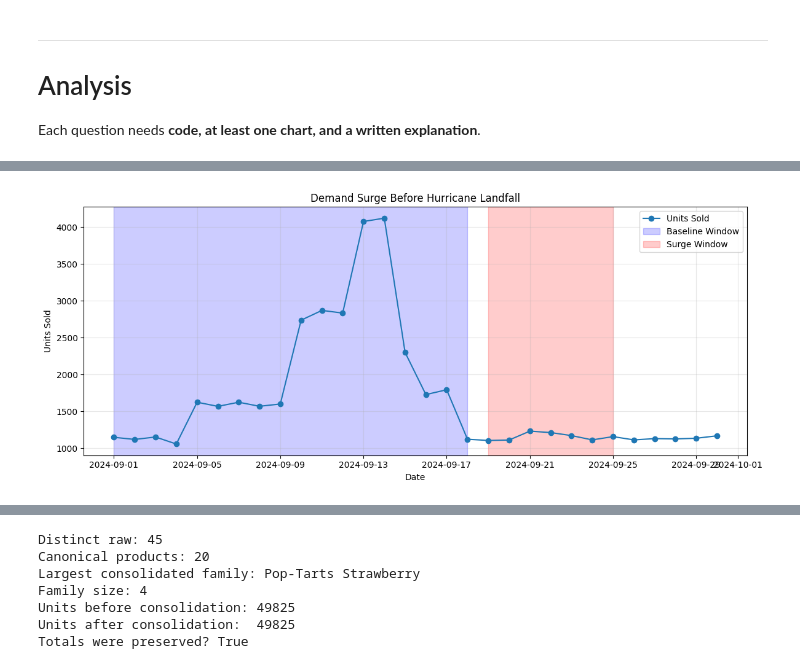
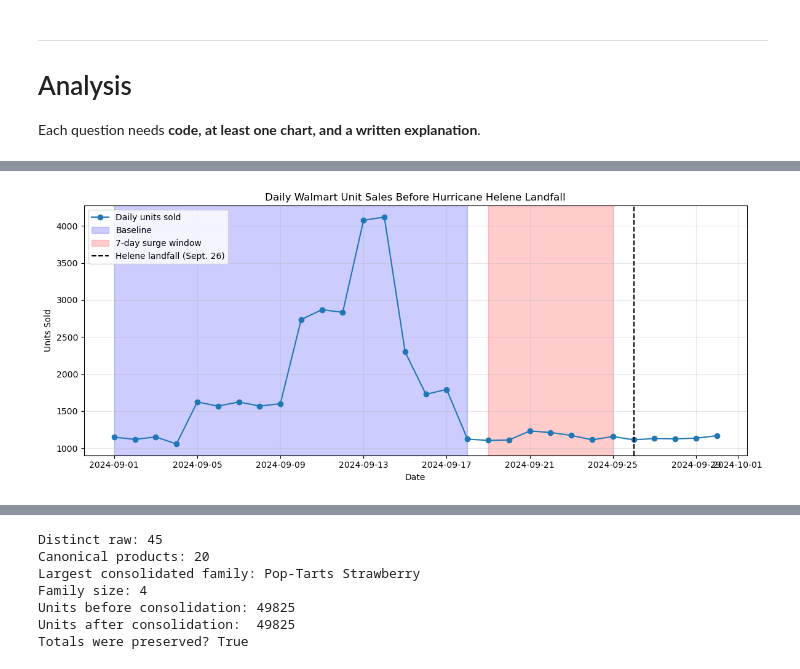
Before and after one commit to amulyasundaresan/Midterm-1, a Jupyter notebook: Notebooks/midterm_combined_notebook_1.ipynb, the cells around one changed output, grey strips where cells are left out. Cells and saved outputs as stored; diff of their text form; code cells hidden in the pictures.

Commit message:
review and revise Q1 & Q2 answers/create charts, code, and explanations

```diff
--- a/Notebooks/midterm_combined_notebook_1.ipynb
+++ b/Notebooks/midterm_combined_notebook_1.ipynb
@@ -902,10 +901,11 @@ Then: units by category per window, percent increase, top 5, line chart of daily
 # %%
 # TODO: the numbers
 #Our baseline window are all the days in September before our surge, giving an accurate view of normal numbers for that time of year
+landfall_date = pd.Timestamp('2024-09-26')
 baseline_start = pd.Timestamp('2024-09-01')
 baseline_end = pd.Timestamp ('2024-09-18')
 
-#Our surge window is one week before the hurricane hit on the 24th
+#Our surge window is one week before the hurricane hit on the 26th
 surge_start = pd.Timestamp('2024-09-19')
 surge_end = pd.Timestamp('2024-09-25')
 
@@ -917,6 +917,7 @@ surge_avg = surge['units'].mean()
 
 multiple = surge_avg / baseline_avg
 
+print(f'Hurricane Helene landfall: {landfall_date.date()}')
 print(f'Baseline window: {baseline_start} to {baseline_end}')
 print(f'Surge window: {surge_start} to {surge_end}')
 print(f'Baseline average: {baseline_avg:.2f}')
@@ -931,19 +1062,38 @@ Multiple: 0.58
 # %%
 # TODO: the chart
-plt.figure(figsize=(12,5))
+# Daily sales trend chart
+plt.figure(figsize=(12, 5))
 
-plt.plot(daily_orders['date'],daily_orders['units'],marker='o',    label='Units Sold')
+plt.plot(
+    daily_units['date'],
+    daily_units['units'],
+    marker='o',
+    label='Daily units sold'
+)
 
-plt.axvspan(baseline_start,baseline_end,alpha=0.2,color='blue',label='Baseline Window')
+plt.axvspan(
+    baseline_start, baseline_end,
+    alpha=0.2, color='blue', label='Baseline'
+)
 
-plt.axvspan(surge_start, surge_end, alpha=0.2,color='red',label='Surge Window')
+plt.axvspan(
+    surge_start, surge_end,
+    alpha=0.2, color='red', label='7-day surge window'
+)
 
-plt.title('Demand Surge Before Hurricane Landfall')
+plt.axvline(
+    landfall_date,
+    linestyle='--',
+    color='black',
+    label='Helene landfall (Sept. 26)'
+)
+
+plt.title('Daily Walmart Unit Sales Before Hurricane Helene Landfall')
 plt.xlabel('Date')
 plt.ylabel('Units Sold')
 plt.legend()
 plt.grid(alpha=0.3)
 plt.tight_layout()
 plt.show()
 # %% [output]
-[figure, old version]
+[figure, new version]
```
Also changed, not shown: parts of 13 cells of this notebook, 8 other files.
